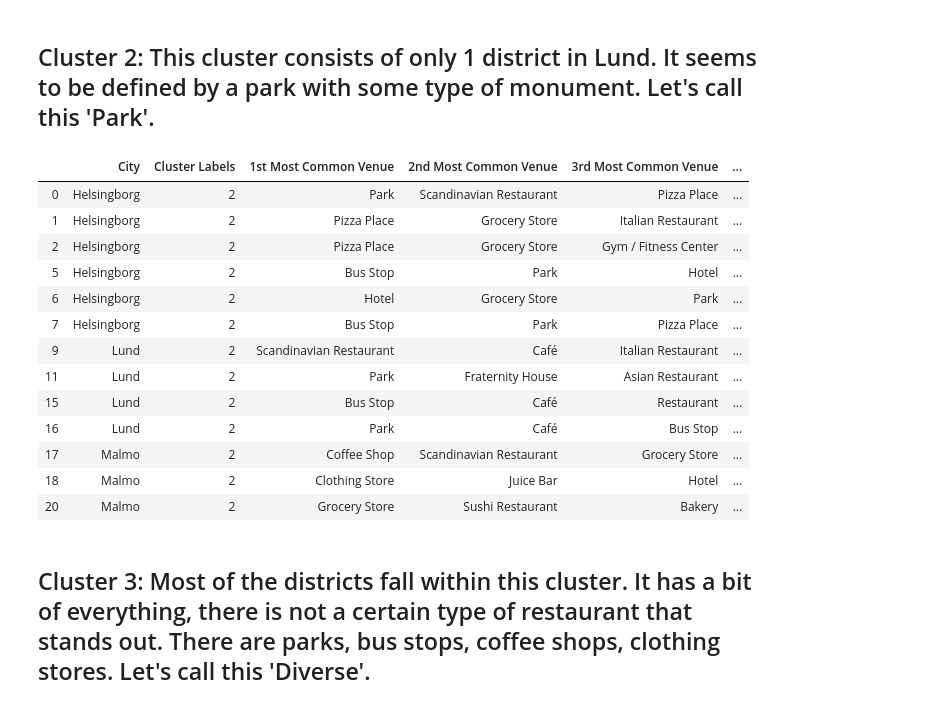
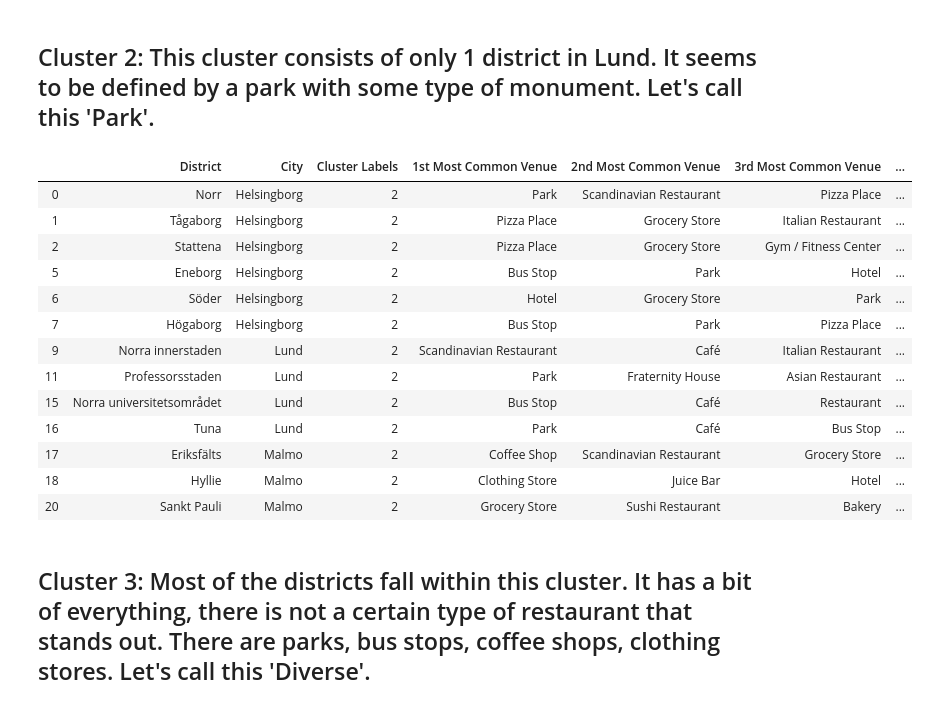
Before and after one commit to raissagithub/CourseraCapstone, a Jupyter notebook: CapstoneProject.ipynb, the cells around one changed output. Saved outputs shown, nothing was run; the diff lists cells and outputs as text; code cells hidden in the pictures.

```diff
--- a/CapstoneProject.ipynb
+++ b/CapstoneProject.ipynb
@@ -700,22 +710,22 @@ df2_merged.loc[df2_merged['Cluster Labels'] == 1, df2_merged.columns[[1] + list(
 # %%
 # Let's examine the different clusters
 
-df2_merged.loc[df2_merged['Cluster Labels'] == 2, df2_merged.columns[[1] + list(range(5, df2_merged.shape[1]))]]
+df2_merged.loc[df2_merged['Cluster Labels'] == 2, df2_merged.columns[[0,1] + list(range(5, df2_merged.shape[1]))]]
 # %% [output]
-|  | City | Cluster Labels | 1st Most Common Venue | 2nd Most Common Venue | 3rd Most Common Venue | ... |
-| 0 | Helsingborg | 2 | Park | Scandinavian Restaurant | Pizza Place | ... |
-| 1 | Helsingborg | 2 | Pizza Place | Grocery Store | Italian Restaurant | ... |
-| 2 | Helsingborg | 2 | Pizza Place | Grocery Store | Gym / Fitness Center | ... |
-| 5 | Helsingborg | 2 | Bus Stop | Park | Hotel | ... |
-| 6 | Helsingborg | 2 | Hotel | Grocery Store | Park | ... |
-| 7 | Helsingborg | 2 | Bus Stop | Park | Pizza Place | ... |
-| 9 | Lund | 2 | Scandinavian Restaurant | Café | Italian Restaurant | ... |
-| 11 | Lund | 2 | Park | Fraternity House | Asian Restaurant | ... |
-| 15 | Lund | 2 | Bus Stop | Café | Restaurant | ... |
-| 16 | Lund | 2 | Park | Café | Bus Stop | ... |
-| 17 | Malmo | 2 | Coffee Shop | Scandinavian Restaurant | Grocery Store | ... |
-| 18 | Malmo | 2 | Clothing Store | Juice Bar | Hotel | ... |
-| 20 | Malmo | 2 | Grocery Store | Sushi Restaurant | Bakery | ... |
+|  | District | City | Cluster Labels | 1st Most Common Venue | 2nd Most Common Venue | 3rd Most Common Venue | ... |
+| 0 | Norr | Helsingborg | 2 | Park | Scandinavian Restaurant | Pizza Place | ... |
+| 1 | Tågaborg | Helsingborg | 2 | Pizza Place | Grocery Store | Italian Restaurant | ... |
+| 2 | Stattena | Helsingborg | 2 | Pizza Place | Grocery Store | Gym / Fitness Center | ... |
+| 5 | Eneborg | Helsingborg | 2 | Bus Stop | Park | Hotel | ... |
+| 6 | Söder | Helsingborg | 2 | Hotel | Grocery Store | Park | ... |
+| 7 | Högaborg | Helsingborg | 2 | Bus Stop | Park | Pizza Place | ... |
+| 9 | Norra innerstaden | Lund | 2 | Scandinavian Restaurant | Café | Italian Restaurant | ... |
+| 11 | Professorsstaden | Lund | 2 | Park | Fraternity House | Asian Restaurant | ... |
+| 15 | Norra universitetsområdet | Lund | 2 | Bus Stop | Café | Restaurant | ... |
+| 16 | Tuna | Lund | 2 | Park | Café | Bus Stop | ... |
+| 17 | Eriksfälts | Malmo | 2 | Coffee Shop | Scandinavian Restaurant | Grocery Store | ... |
+| 18 | Hyllie | Malmo | 2 | Clothing Store | Juice Bar | Hotel | ... |
+| 20 | Sankt Pauli | Malmo | 2 | Grocery Store | Sushi Restaurant | Bakery | ... |
 # %% [markdown]
 ## Cluster 3: Most of the districts fall within this cluster. It has a bit of everything, there is not a certain type of restaurant that stands out. There are parks, bus stops, coffee shops, clothing stores. Let's call this 'Diverse'.
 # %%
```
Also changed, not shown: parts of 8 cells of this notebook.
